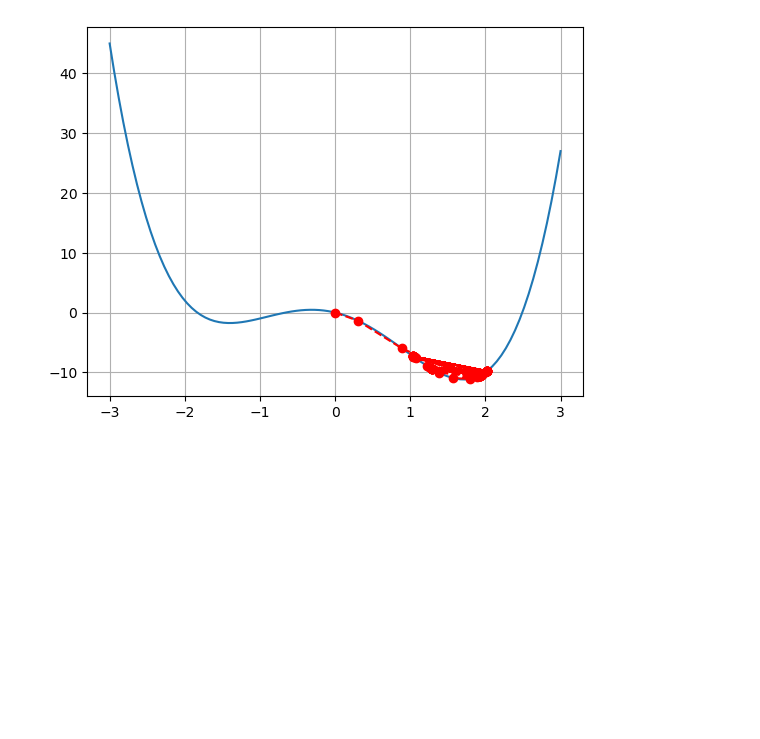
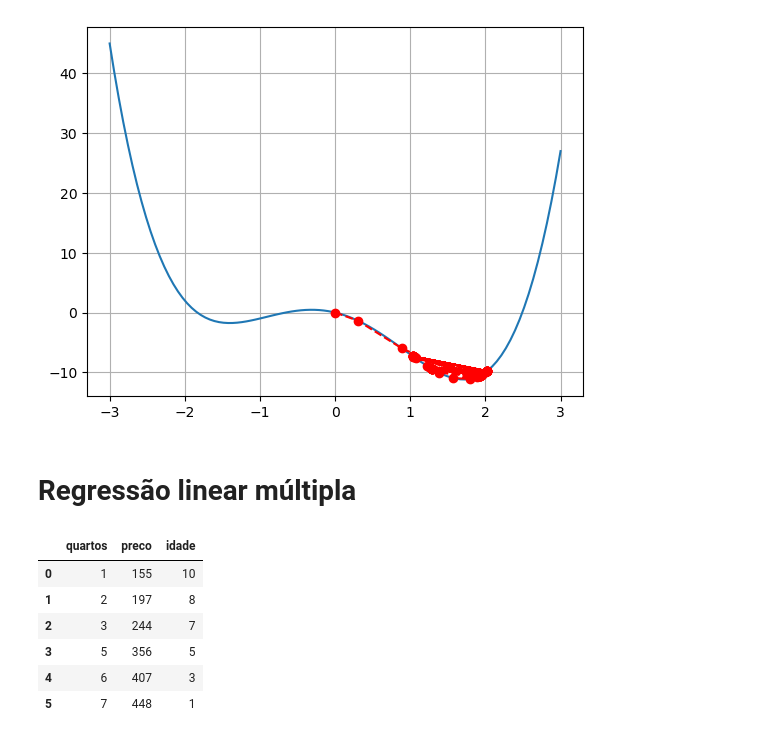
Before and after one commit to stephanyresque/Ciencia-de-dados-2, a Jupyter notebook: mes02/25_02_25.ipynb, the cells around one changed output. Cells and saved outputs as stored; diff of their text form; code cells hidden in the pictures; blank space fills up the shorter version.

```diff
--- a/mes02/25_02_25.ipynb
+++ b/mes02/25_02_25.ipynb
@@ -199,3 +199,25 @@ plt.grid()
 plt.show()
 # %% [output]
 [figure]
+# %% [markdown]
+# Regressão linear múltipla
+# %%
+import pandas as pd
+
+exemplo_03 = {
+    "quartos": [1, 2, 3, 5, 6, 7],
+    "preco": [155, 197, 244, 356, 407, 448],
+    "idade": [10, 8, 7, 5, 3, 1]
+}
+
+df = pd.DataFrame(exemplo_03)
+
+df
+# %% [output]
+|  | quartos | preco | idade |
+| 0 | 1 | 155 | 10 |
+| 1 | 2 | 197 | 8 |
+| 2 | 3 | 244 | 7 |
+| 3 | 5 | 356 | 5 |
+| 4 | 6 | 407 | 3 |
+| 5 | 7 | 448 | 1 |
```
Also changed, not shown: parts of 7 cells of this notebook.
